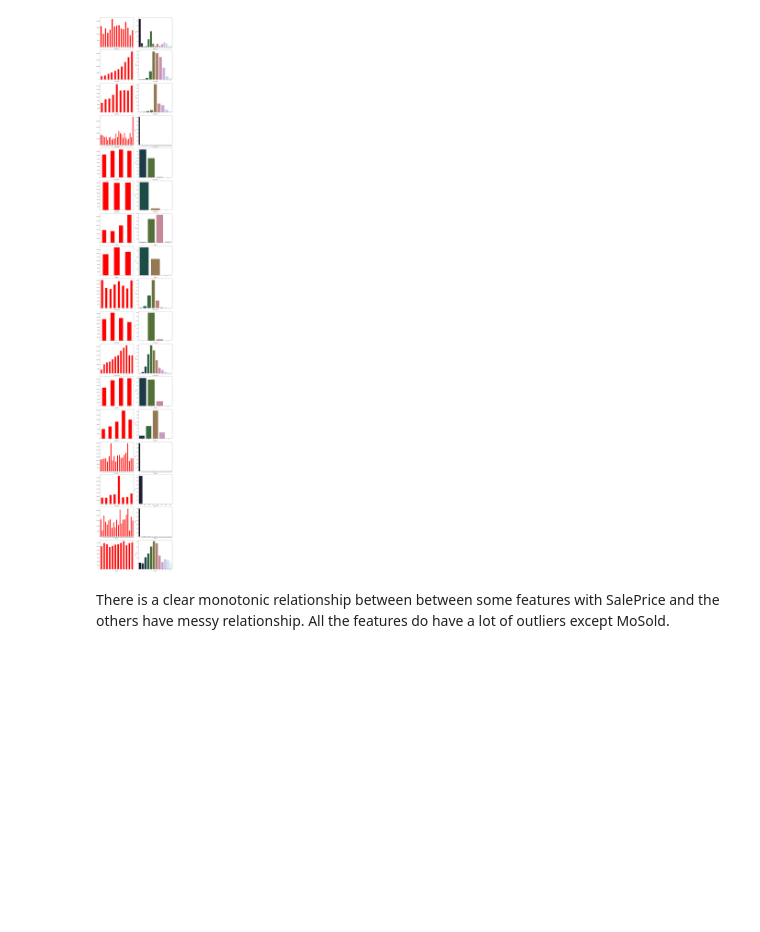
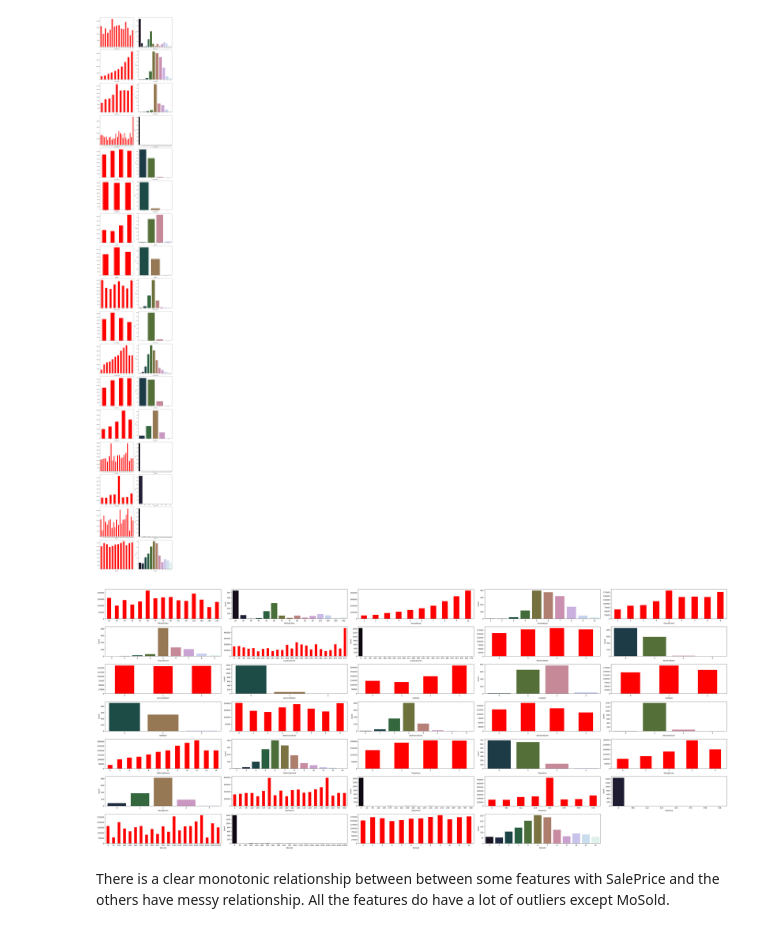
Before and after one commit to Abrar-Mustakim/Comprehensive-Data-Exploration-and-Advanced-Regression-Technique-on-Kaggles-Hourse-Pricing, a Jupyter notebook: EDA_and_Training.ipynb, the cells around one changed output. Drawn from its saved outputs; the diff is of its cells as text; code cells hidden in the pictures; blank space fills up the shorter version.

```diff
--- a/EDA_and_Training.ipynb
+++ b/EDA_and_Training.ipynb
@@ -394,6 +422,32 @@ fig.tight_layout()
 plt.show()
 # %% [output]
 [figure]
+# %%
+fig = plt.figure(figsize=(50, 50))
+
+a = len(discreate_features)
+b = 5
+c = 1
+data = df.copy()
+for features in discreate_features:
+
+    plt.subplot(a, b, c)
+
+    data.groupby(features)["SalePrice"].median().plot(kind="bar", color="red")
+    plt.xticks(rotation=0)
+    c += 1
+
+
+    plt.subplot(a, b, c)
+    #to check outliers
+    sns.countplot(x=data[features], palette='cubehelix')
+    c += 1
+
+
+fig.tight_layout()
+plt.show()
+# %% [output]
+[figure, added]
 # %% [markdown]
 There is a clear monotonic relationship between between some features with SalePrice and the others have messy relationship. All the features do have a lot of outliers except MoSold.
 # %% [markdown]
```
Also changed, not shown: parts of 5 cells of this notebook, 2 other files.
